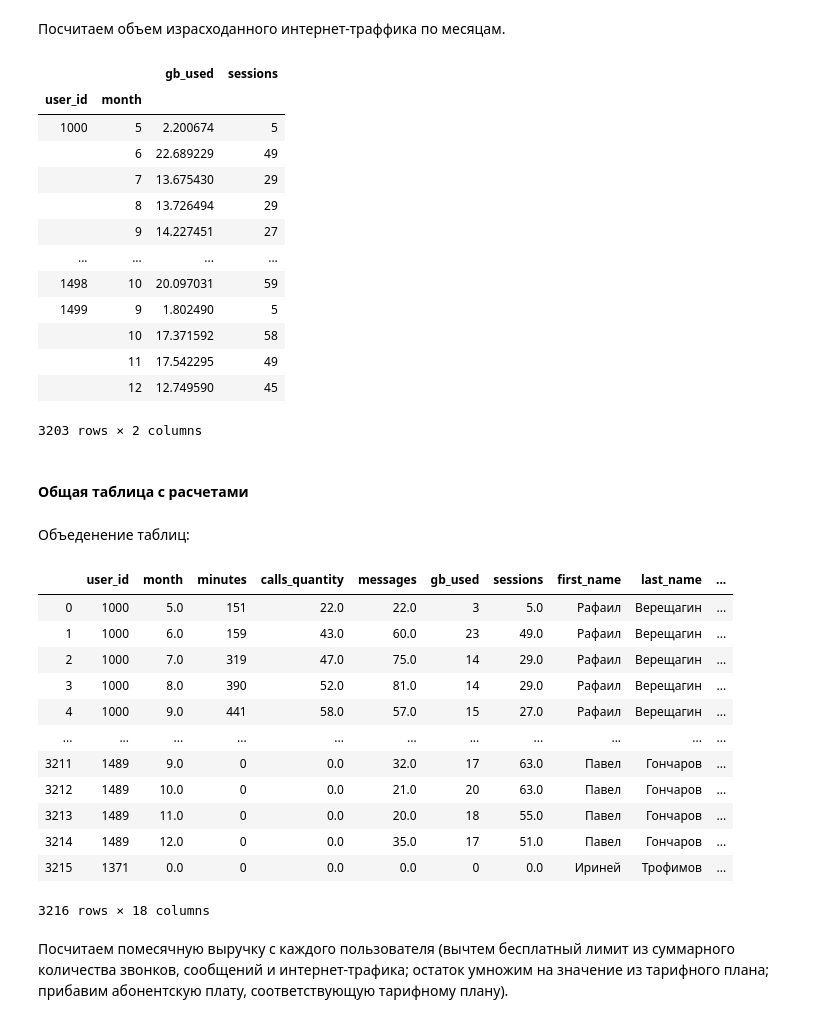
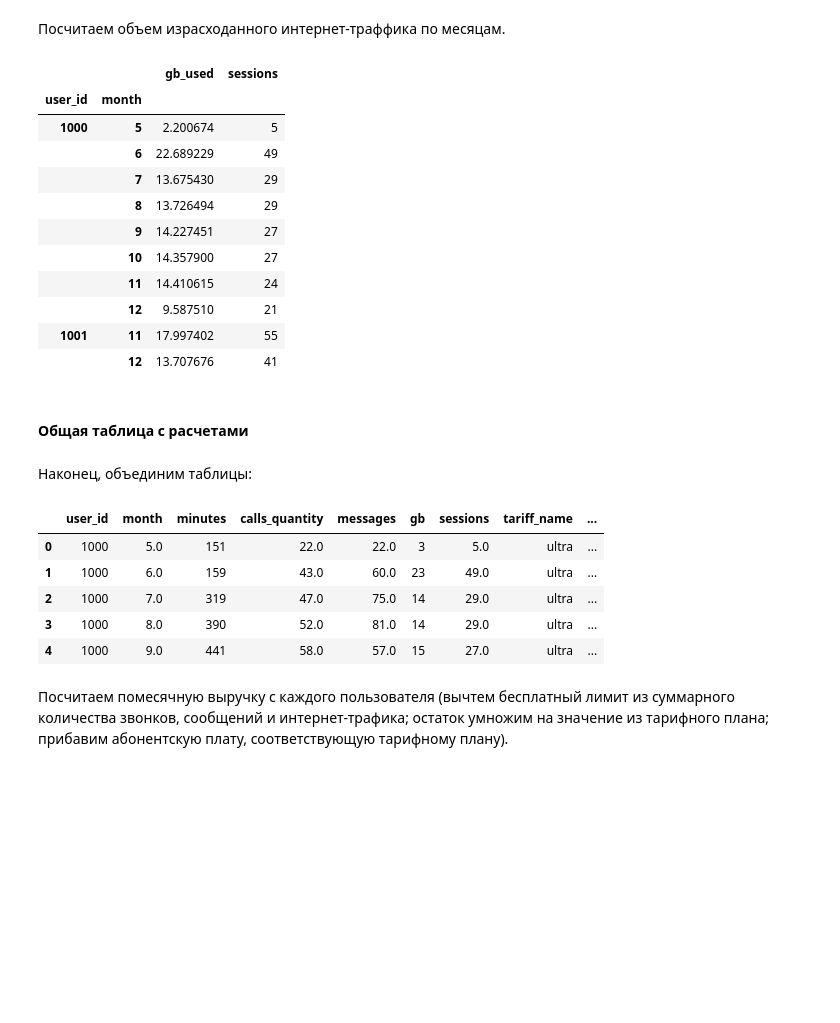
Before and after one commit to ssensse/ds_labs, a Jupyter notebook: perspective_tariff/perspective_tariff.ipynb, the cells around one changed output. Drawn from its saved outputs; the diff is of its cells as text; code cells hidden in the pictures; blank space fills up the shorter version.

```diff
--- a/perspective_tariff/perspective_tariff.ipynb
+++ b/perspective_tariff/perspective_tariff.ipynb
@@ -93,8 +101,8 @@ memory usage: 5.7+ MB
 # %% [markdown]
 ### Таблица <b>messages</b>:
 # %%
-messages = pd.read_csv('/datasets/messages.csv')
-messages.head(10)
+messages = pd.read_csv(path + 'messages.csv')
+messages.head()
 # %% [output]
 |  | id | message_date | user_id |
 | 0 | 1000_0 | 2018-06-27 | 1000 |
@@ -128,8 +133,8 @@ memory usage: 2.8+ MB
 # %% [markdown]
 ### Таблица <b>tariffs</b>:
 # %%
-tariffs = pd.read_csv('/datasets/tariffs.csv')
-tariffs.head(10)
+tariffs = pd.read_csv(path + 'tariffs.csv')
+tariffs.head()
 # %% [output]
 |  | messages_included | mb_per_month_included | minutes_included | rub_monthly_fee | rub_per_gb | ... |
 | 0 | 50 | 15360 | 500 | 550 | 200 | ... |
@@ -164,0 +174,4 @@ memory usage: 256.0+ bytes
+# %%
+tariffs.rename(columns = {'mb_per_month_included': 'gb_included'}, inplace=True)
+tariffs['gb_included'] = tariffs['gb_included'].values / 1024
+tariffs
@@ -165,8 +182,8 @@ memory usage: 256.0+ bytes
 # %% [markdown]
 ### Таблица <b>users</b>:
 # %%
-users = pd.read_csv('/datasets/users.csv')
-users.head(10)
+users = pd.read_csv(path + 'users.csv')
+users.head()
 # %% [output]
 |  | user_id | age | churn_date | city | first_name | last_name | reg_date | tariff |
 | 0 | 1000 | 52 | NaN | Краснодар | Рафаил | Верещагин | 2018-05-25 | ultra |
@@ -302,7 +323,7 @@ internet_pivot = (internet[['user_id','mb_used', 'month']].pivot_table(index=['u
 internet_pivot = internet_pivot.fillna(0)
 internet_pivot.columns=['gb_used','sessions']
 internet_pivot['gb_used'] /= 1024
-internet_pivot
+internet_pivot.head(10)
 # %% [output]
 |  |  | gb_used | sessions |
 | user_id | month |  |  |
@@ -311,46 +332,37 @@ internet_pivot
 |  | 7 | 13.675430 | 29 |
 |  | 8 | 13.726494 | 29 |
 |  | 9 | 14.227451 | 27 |
-| ... | ... | ... | ... |
-| 1498 | 10 | 20.097031 | 59 |
-| 1499 | 9 | 1.802490 | 5 |
-|  | 10 | 17.371592 | 58 |
-|  | 11 | 17.542295 | 49 |
-|  | 12 | 12.749590 | 45 |
+|  | 10 | 14.357900 | 27 |
+|  | 11 | 14.410615 | 24 |
+|  | 12 | 9.587510 | 21 |
+| 1001 | 11 | 17.997402 | 55 |
+|  | 12 | 13.707676 | 41 |
-3203 rows × 2 columns
 # %% [markdown]
 #### Общая таблица с расчетами
-# %% [markdown]
-Объеденение таблиц:
+# %% [markdown]
+Наконец, объединим таблицы:
 # %%
 final_data = (calls_pivot.merge(messages_pivot, on=['user_id', 'month'], how='outer').
-             merge(internet_pivot, on=['user_id', 'month'], how='outer').reset_index().
-             merge(users[['user_id', 'first_name', 'last_name', 'city']], on='user_id', how='outer'))
+                         merge(internet_pivot, on=['user_id', 'month'], how='outer').reset_index().
+                         merge(users['user_id'], on='user_id', how='outer'))
 
-final_data = final_data.merge(users.loc[:,['user_id', 'tariff']], on='user_id', how='left')
+final_data = final_data.merge(users[['user_id', 'tariff']], on='user_id', how='left')
 final_data = final_data.rename(columns={'tariff': 'tariff_name'})
 final_data = final_data.merge(tariffs, on='tariff_name')
 
-import math
 
 final_data = final_data.fillna(0)
 final_data['minutes'] = final_data['minutes'].apply(math.ceil)
 final_data['gb_used'] = final_data['gb_used'].apply(math.ceil)
+final_data.rename(columns={'gb_used': 'gb'}, inplace=True)
 
-final_data
+final_data.head()
 # %% [output]
-|  | user_id | month | minutes | calls_quantity | messages | gb_used | sessions | first_name | last_name | ... |
-| 0 | 1000 | 5.0 | 151 | 22.0 | 22.0 | 3 | 5.0 | Рафаил | Верещагин | ... |
-| 1 | 1000 | 6.0 | 159 | 43.0 | 60.0 | 23 | 49.0 | Рафаил | Верещагин | ... |
-| 2 | 1000 | 7.0 | 319 | 47.0 | 75.0 | 14 | 29.0 | Рафаил | Верещагин | ... |
-| 3 | 1000 | 8.0 | 390 | 52.0 | 81.0 | 14 | 29.0 | Рафаил | Верещагин | ... |
-| 4 | 1000 | 9.0 | 441 | 58.0 | 57.0 | 15 | 27.0 | Рафаил | Верещагин | ... |
-| ... | ... | ... | ... | ... | ... | ... | ... | ... | ... | ... |
-| 3211 | 1489 | 9.0 | 0 | 0.0 | 32.0 | 17 | 63.0 | Павел | Гончаров | ... |
-| 3212 | 1489 | 10.0 | 0 | 0.0 | 21.0 | 20 | 63.0 | Павел | Гончаров | ... |
-| 3213 | 1489 | 11.0 | 0 | 0.0 | 20.0 | 18 | 55.0 | Павел | Гончаров | ... |
-| 3214 | 1489 | 12.0 | 0 | 0.0 | 35.0 | 17 | 51.0 | Павел | Гончаров | ... |
-| 3215 | 1371 | 0.0 | 0 | 0.0 | 0.0 | 0 | 0.0 | Ириней | Трофимов | ... |
+|  | user_id | month | minutes | calls_quantity | messages | gb | sessions | tariff_name | ... |
+| 0 | 1000 | 5.0 | 151 | 22.0 | 22.0 | 3 | 5.0 | ultra | ... |
+| 1 | 1000 | 6.0 | 159 | 43.0 | 60.0 | 23 | 49.0 | ultra | ... |
+| 2 | 1000 | 7.0 | 319 | 47.0 | 75.0 | 14 | 29.0 | ultra | ... |
+| 3 | 1000 | 8.0 | 390 | 52.0 | 81.0 | 14 | 29.0 | ultra | ... |
+| 4 | 1000 | 9.0 | 441 | 58.0 | 57.0 | 15 | 27.0 | ultra | ... |
-3216 rows × 18 columns
 # %% [markdown]
 Посчитаем помесячную выручку с каждого пользователя (вычтем бесплатный лимит из суммарного количества звонков, сообщений и интернет-трафика; остаток умножим на значение из тарифного плана; прибавим абонентскую плату, соответствующую тарифному плану).
```
Also changed, not shown: parts of 64 cells of this notebook.
